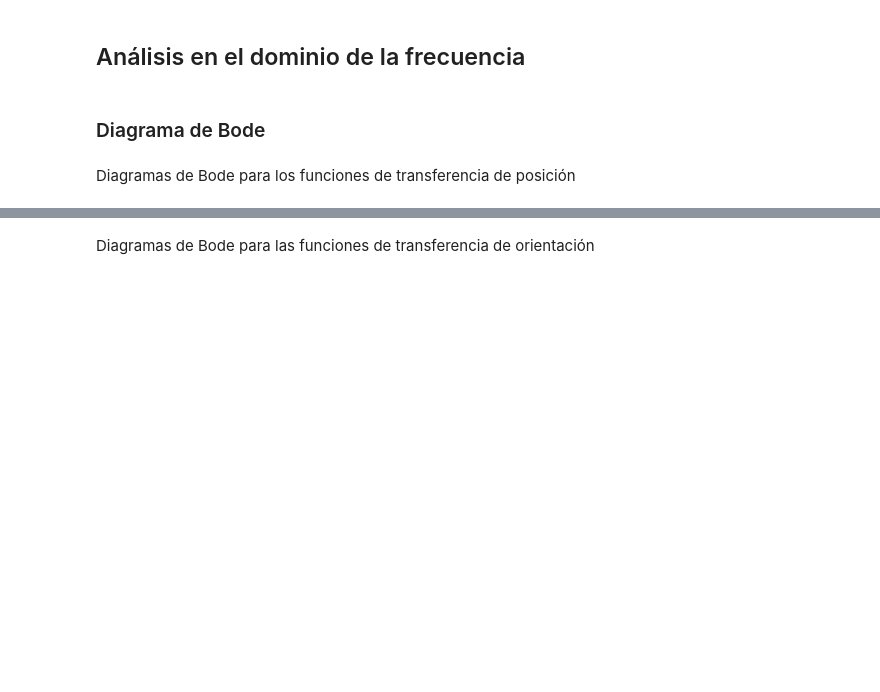
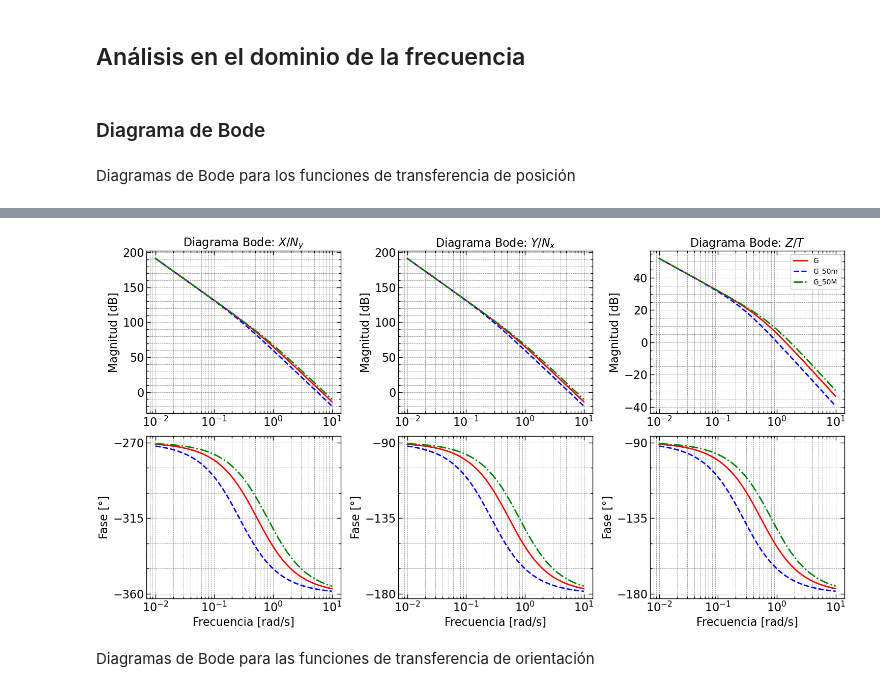
Before and after one commit to physicsIS/quadcopter, a Jupyter notebook: math_model.ipynb, the cells around one changed output, grey strips where cells are left out. Saved outputs shown, nothing was run; the diff lists cells and outputs as text; code cells hidden in the pictures; blank space fills up the shorter version.

```diff
--- a/math_model.ipynb
+++ b/math_model.ipynb
@@ -644,2 +702,51 @@ fig.savefig("imgs/bode_plots_position.png", dpi=300)
+# %%
+# Canales a graficar (fila, columna) y etiquetas
+indices = [(0,2), (2,1), (4,0)]
+labels = [r'$X/N_y$', r'$Y/N_x$', r'$Z/T$']
+
+# Matrices a comparar
+matrices = {'G': G, 'G_50m': G_50m, 'G_50M': G_50M}
+colors = ['red', 'blue', 'green']  # colores por matriz
+linestyles = ['-', '--', '-.']
+
+# Crear figura y ejes
+fig, axes = plt.subplots(2, 3, figsize=(15, 8))  # 2 filas: magnitud y fase, 3 columnas: canales
+
+for i, (row, col) in enumerate(indices):
+	systems = [M[row][col] for M in matrices.values()]  # sistemas para este canal
+	names = list(matrices.keys())
+
+	# Graficar Bode para todos los sistemas del canal i
+	ctl.bode_plot(systems, dB=True, ax=(axes[0, i], axes[1, i]))
+
+	# Eliminar leyendas automáticas
+	for ax in axes.flatten():
+		legend = ax.get_legend()
+		if legend is not None:
+			legend.remove()
+
+	# Colores y estilos consistentes
+	for j, line in enumerate(axes[0, i].lines):
+		line.set_color(colors[j % len(colors)])
+		line.set_linestyle(linestyles[j % len(linestyles)])
+	for j, line in enumerate(axes[1, i].lines):
+		line.set_color(colors[j % len(colors)])
+		line.set_linestyle(linestyles[j % len(linestyles)])
+
+	# Personalización de ejes
+	axes[0, i].set_title(f'Diagrama Bode: {labels[i]}')
+	axes[0, i].set_ylabel('Magnitud [dB]')
+	axes[1, i].set_ylabel('Fase [°]')
+	axes[1, i].set_xlabel('Frecuencia [rad/s]')
+	axes[0, i].grid(True, which='both', linestyle='--', alpha=0.5)
+	axes[1, i].grid(True, which='both', linestyle='--', alpha=0.5)
+
+# Leyenda en la última columna
+axes[0, 2].legend(names, fontsize=10)
+
+fig.tight_layout()
+fig.savefig("imgs/bode_plots_position.png", dpi=300)
+# %% [output]
+[figure, added]
 # %% [markdown]
 Diagramas de Bode para las funciones de transferencia de orientación
```
Also changed, not shown: parts of 18 cells of this notebook, 8 other files.
